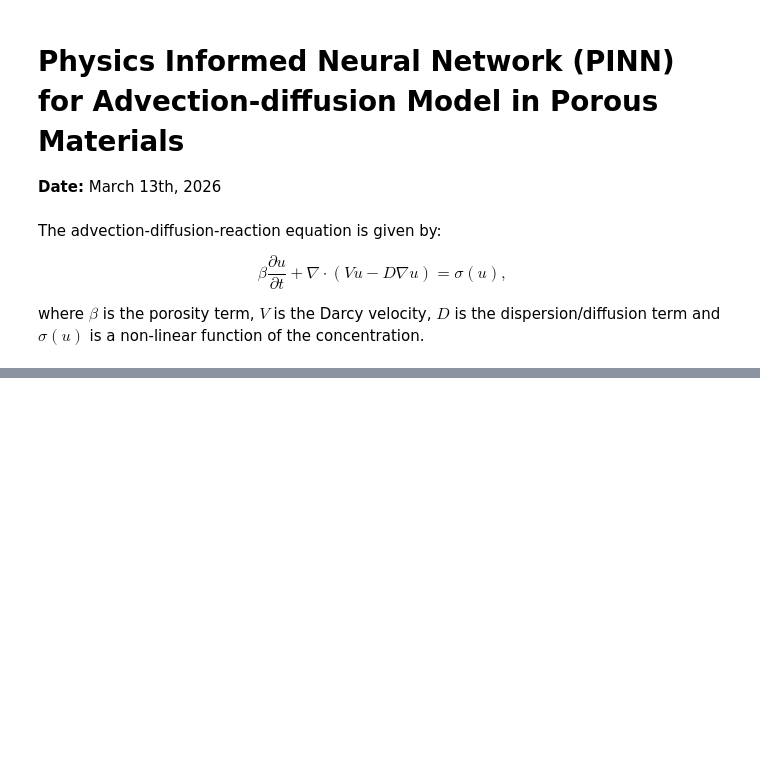
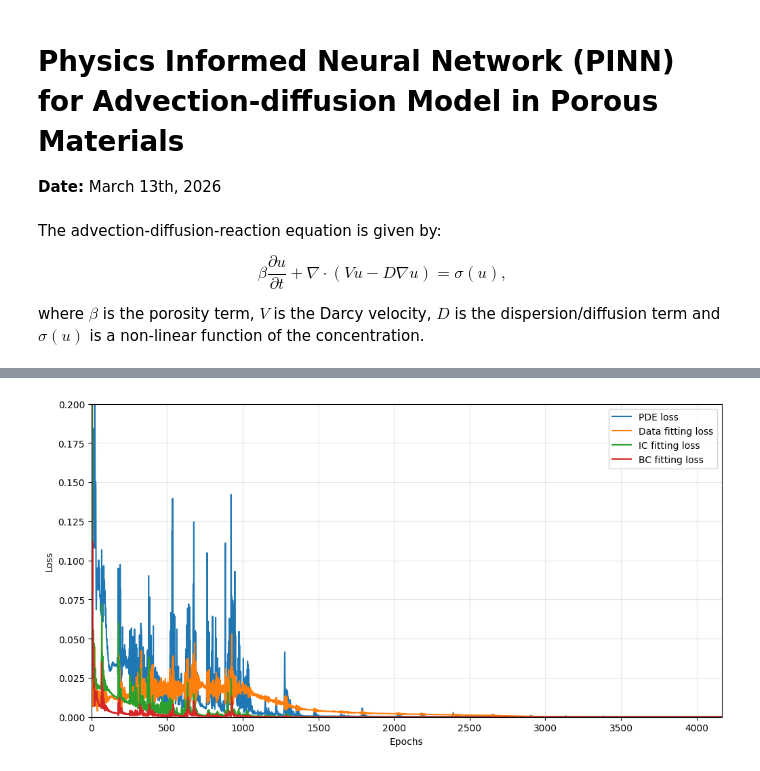
Before and after one commit to alanPalma25/Inverse-PINN-in-Porous-Media, a Jupyter notebook: ad_PINN.ipynb, the cells around one changed output, grey strips where cells are left out. Cells and saved outputs as stored; diff of their text form; code cells hidden in the pictures; blank space fills up the shorter version.

Commit message:
add PINN code

```diff
--- a/ad_PINN.ipynb
+++ b/ad_PINN.ipynb
@@ -47,0 +298,17 @@ train_parameters_epochs = 1000 # Number of epochs to train the parameters
+# %%
+# PINN model definition
+model = pinn_model(num_hidden_layers=num_hidden_layers, num_neurons_per_layer=num_neurons_layer)
+
+# Trainable variables for the optimizer
+trainable = model.trainable_variables
+
+# Parameters to train
+if train_parameters:
+    print(f"Training parameters: {params_names[:nparm]}")
+    for i in range(nparm):
+        trainable.append(params[i])
+
+print(f"\nTotal number of trainable objects: {len(trainable)}")
+
+# Create the optimizer
+optimizer = keras.optimizers.Adam(learning_rate=learning_rate, amsgrad=True)
@@ -47,0 +319,6 @@ train_parameters_epochs = 1000 # Number of epochs to train the parameters
+# %%
+# Create empty lists to store the loss history
+losses = np.zeros((epochs, 9))
+param_values = np.zeros((epochs, nparm))
+param_grads = np.zeros((epochs, nparm))
+l2_errors = np.zeros((epochs, 1))
@@ -47,0 +423,23 @@ train_parameters_epochs = 1000 # Number of epochs to train the parameters
+# %%
+# Define last epoch
+last_epoch = epoch + 1
+# %%
+# Plot epochs vs. losses
+
+plt.figure(figsize=(12, 6))
+plt.plot(losses[:,0], label='PDE loss')
+plt.plot(losses[:,1], label='Data fitting loss')
+plt.plot(losses[:,2], label='IC fitting loss')
+plt.plot(losses[:,3], label='BC fitting loss')
+
+plt.xlim(0, last_epoch)
+plt.ylim(0, 0.2)
+
+plt.xlabel('Epochs')
+plt.ylabel('Loss')
+plt.grid(alpha=0.3)
+plt.legend()
+
+plt.show()
+# %% [output]
+[figure, added]
```
Also changed, not shown: parts of 18 cells of this notebook, 34 other files.
